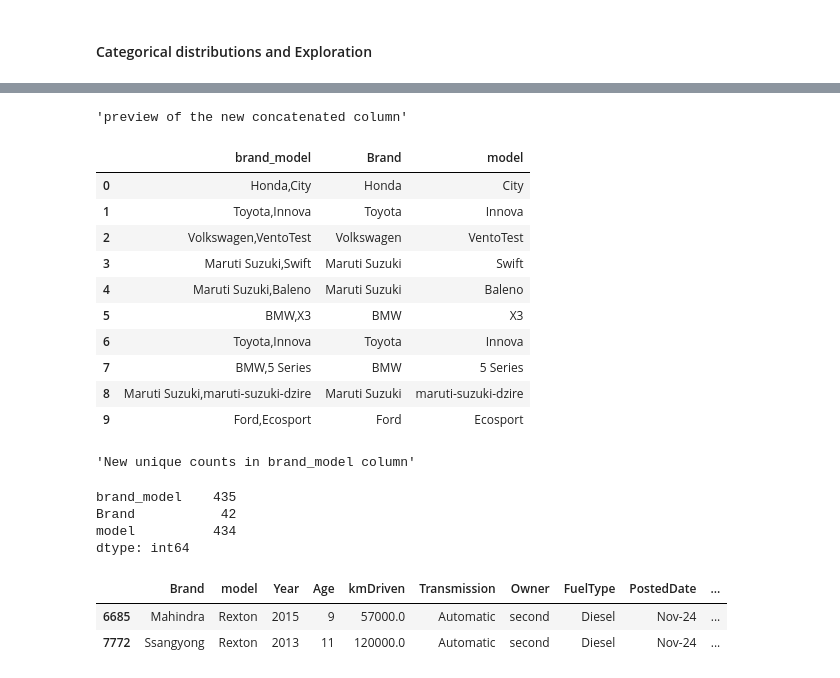
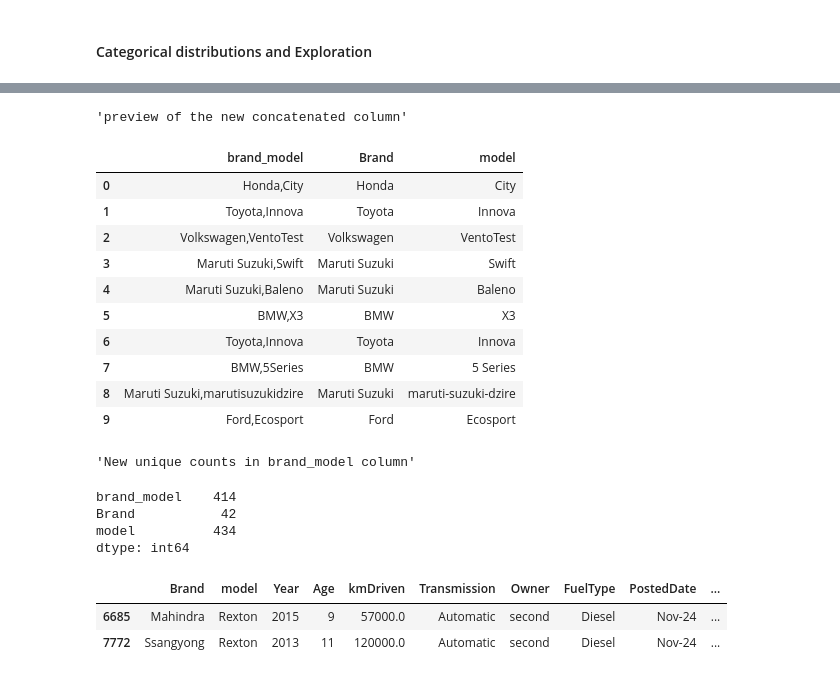
Before and after one commit to abdo1rahman/DEPI_grad_project, a Jupyter notebook: mini_project/used_cars/notebooks/EDA.ipynb, the cells around one changed output, grey strips where cells are left out. Saved outputs shown, nothing was run; the diff lists cells and outputs as text; code cells hidden in the pictures.

```diff
--- a/mini_project/used_cars/notebooks/EDA.ipynb
+++ b/mini_project/used_cars/notebooks/EDA.ipynb
@@ -430,24 +430,24 @@ memory usage: 1.7 MB
 # %%
-used_cars_df['brand_model'] = used_cars_df['Brand'] + ',' + used_cars_df['model']
+used_cars_df['brand_model'] = used_cars_df['Brand'] + ',' + used_cars_df['model'].str.replace(r'[\s-]', '', regex=True)
 display("preview of the new concatenated column")
 display(used_cars_df[['brand_model', 'Brand', 'model']].head(10))
 display('New unique counts in brand_model column')
 display(used_cars_df[['brand_model', 'Brand', 'model']].nunique())
 # %% [output]
 'preview of the new concatenated column'
 |  | brand_model | Brand | model |
 | 0 | Honda,City | Honda | City |
 | 1 | Toyota,Innova | Toyota | Innova |
 | 2 | Volkswagen,VentoTest | Volkswagen | VentoTest |
 | 3 | Maruti Suzuki,Swift | Maruti Suzuki | Swift |
 | 4 | Maruti Suzuki,Baleno | Maruti Suzuki | Baleno |
 | 5 | BMW,X3 | BMW | X3 |
 | 6 | Toyota,Innova | Toyota | Innova |
-| 7 | BMW,5 Series | BMW | 5 Series |
-| 8 | Maruti Suzuki,maruti-suzuki-dzire | Maruti Suzuki | maruti-suzuki-dzire |
+| 7 | BMW,5Series | BMW | 5 Series |
+| 8 | Maruti Suzuki,marutisuzukidzire | Maruti Suzuki | maruti-suzuki-dzire |
 | 9 | Ford,Ecosport | Ford | Ecosport |
 'New unique counts in brand_model column'
-brand_model    435
+brand_model    414
 Brand           42
 model          434
 dtype: int64
```
Also changed, not shown: parts of 17 cells of this notebook, 1 other file.
